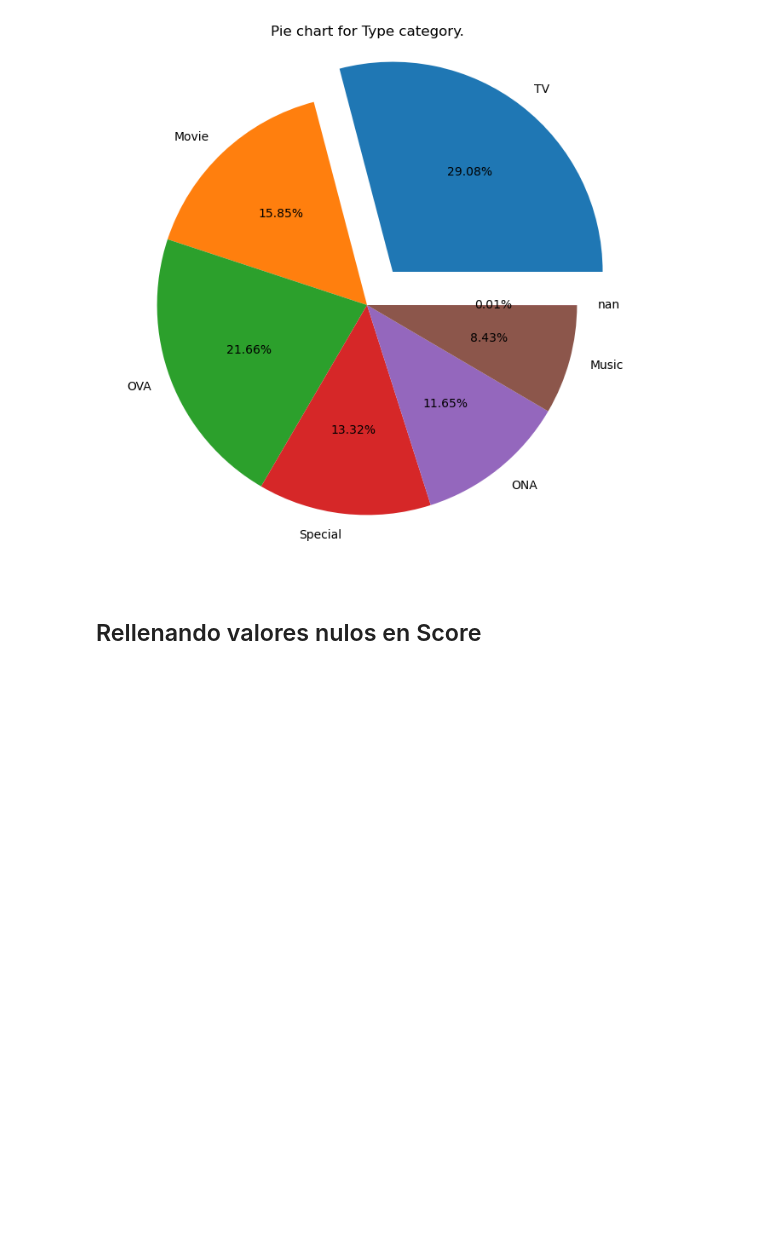
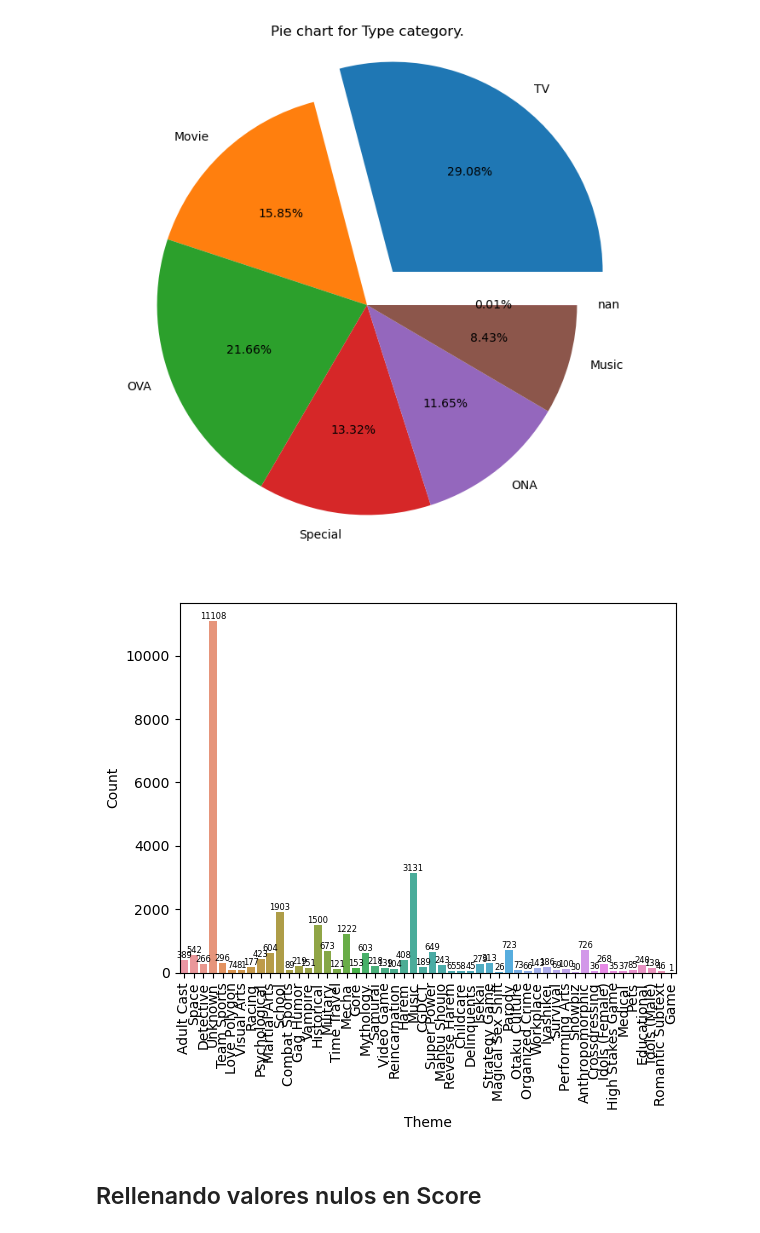
Before and after one commit to RealXun/EDA_ANIME, a Jupyter notebook: src/notebooks/Practice_Testing_Ideas.ipynb, the cells around one changed output. Saved outputs shown, nothing was run; the diff lists cells and outputs as text; code cells hidden in the pictures; blank space fills up the shorter version.

```diff
--- a/src/notebooks/Practice_Testing_Ideas.ipynb
+++ b/src/notebooks/Practice_Testing_Ideas.ipynb
@@ -745,6 +745,10 @@ new = df_copy_2['Score'].copy()
 import seaborn as sns
 # Plot the histogram thanks to the distplot function
 sns.distplot( a=new[new>0], hist=True, kde=False, rug=False )
+# %%
+utils.complex_barplot(df_copy["Theme"],"Theme")
+# %% [output]
+[figure, added]
 # %%
 def split(df,categ):
     categ_list = []
```
Also changed, not shown: parts of 27 cells of this notebook, 7 other files.
